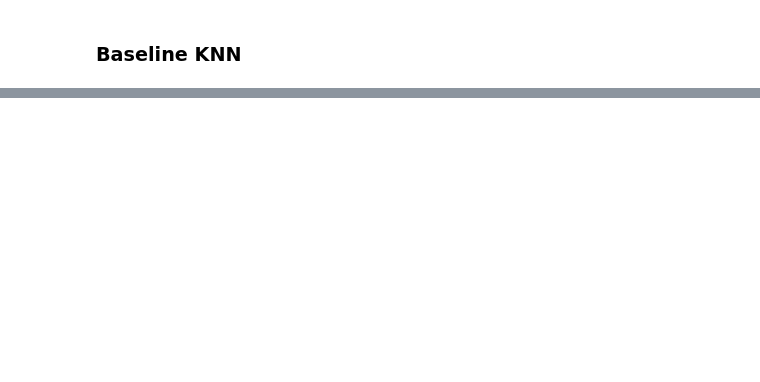
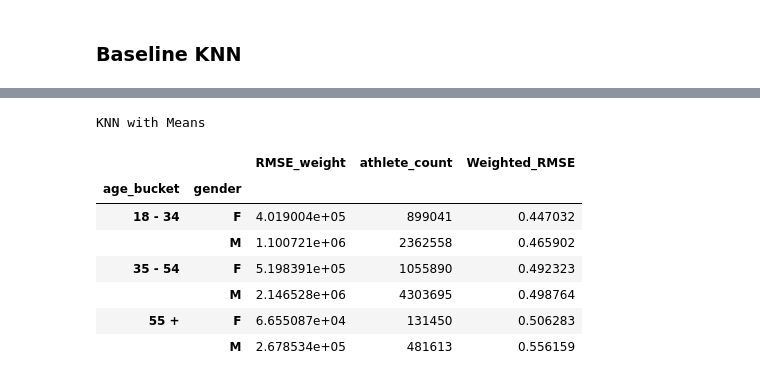
Before and after one commit to natec360/Capstone, a Jupyter notebook: Model/MP-tuning.ipynb, the cells around one changed output, grey strips where cells are left out. Saved outputs shown, nothing was run; the diff lists cells and outputs as text; code cells hidden in the pictures; blank space fills up the shorter version.

```diff
--- a/Model/MP-tuning.ipynb
+++ b/Model/MP-tuning.ipynb
@@ -519,0 +764,20 @@ df_SVD
+# %%
+def weighted_results(model_name):
+    graph_df = pd.concat([df1,df2,df3,df4,df5,df6])
+    graph_df["RMSE_weight"] = graph_df["RMSE"]*graph_df["athlete_count"]
+    df = graph_df.groupby(['age_bucket','gender']).agg({'RMSE_weight':'sum','athlete_count':'sum'})
+    df["Weighted_RMSE"] = df["RMSE_weight"]/df["athlete_count"]
+    print(model_name)
+    return df
+
+weighted_results('KNN with Means')
+# %% [output]
+KNN with Means
+|  |  | RMSE_weight | athlete_count | Weighted_RMSE |
+| age_bucket | gender |  |  |  |
+| 18 - 34 | F | 4.019004e+05 | 899041 | 0.447032 |
+|  | M | 1.100721e+06 | 2362558 | 0.465902 |
+| 35 - 54 | F | 5.198391e+05 | 1055890 | 0.492323 |
+|  | M | 2.146528e+06 | 4303695 | 0.498764 |
+| 55 + | F | 6.655087e+04 | 131450 | 0.506283 |
+|  | M | 2.678534e+05 | 481613 | 0.556159 |
```
Also changed, not shown: parts of 38 cells of this notebook.
